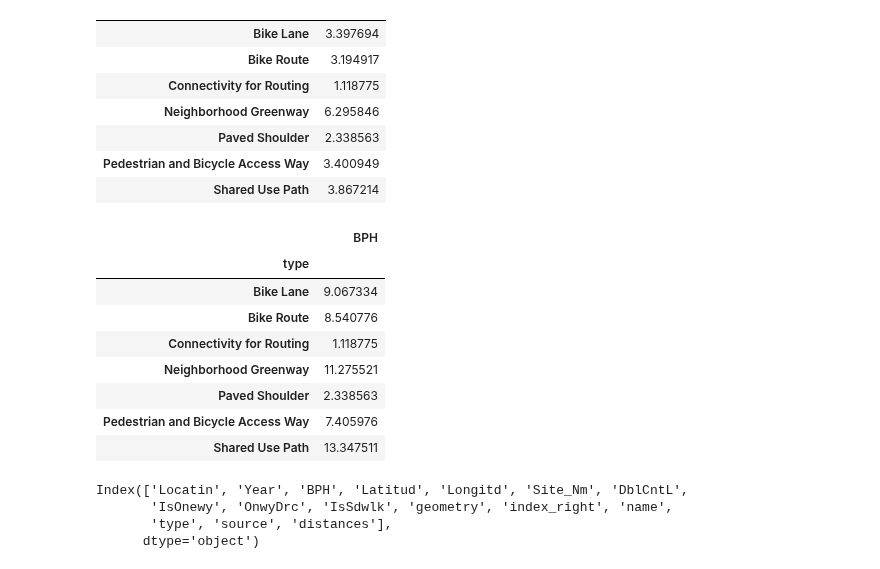
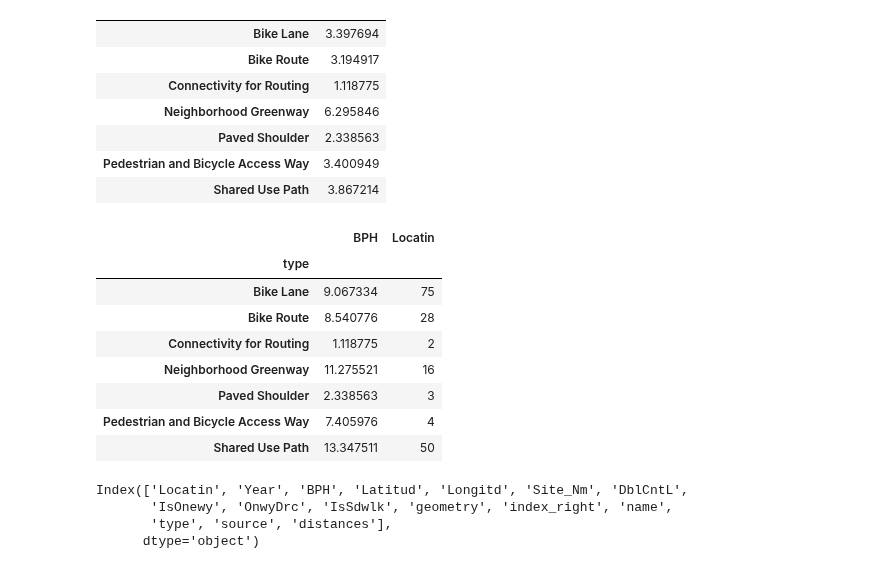
Before and after one commit to dongmeic/BikeCounting, a Jupyter notebook: Analysis/Bike_Counts_by_Lane_Type.ipynb, the cells around one changed output. Saved outputs shown, nothing was run; the diff lists cells and outputs as text; code cells hidden in the pictures.

```diff
--- a/Analysis/Bike_Counts_by_Lane_Type.ipynb
+++ b/Analysis/Bike_Counts_by_Lane_Type.ipynb
@@ -88,17 +95,17 @@ spatial_join[spatial_join.distances > 10][['BPH', 'type']].groupby('type').agg('
 | Pedestrian and Bicycle Access Way | 3.400949 |
 | Shared Use Path | 3.867214 |
 # %%
-spatial_join[['BPH', 'type']].groupby('type').agg('mean')
+spatial_join[['BPH', 'Locatin', 'type']].groupby('type').agg({"BPH": np.mean, "Locatin": pd.Series.nunique})
 # %% [output]
-|  | BPH |
-| type |  |
-| Bike Lane | 9.067334 |
-| Bike Route | 8.540776 |
-| Connectivity for Routing | 1.118775 |
-| Neighborhood Greenway | 11.275521 |
-| Paved Shoulder | 2.338563 |
-| Pedestrian and Bicycle Access Way | 7.405976 |
-| Shared Use Path | 13.347511 |
+|  | BPH | Locatin |
+| type |  |  |
+| Bike Lane | 9.067334 | 75 |
+| Bike Route | 8.540776 | 28 |
+| Connectivity for Routing | 1.118775 | 2 |
+| Neighborhood Greenway | 11.275521 | 16 |
+| Paved Shoulder | 2.338563 | 3 |
+| Pedestrian and Bicycle Access Way | 7.405976 | 4 |
+| Shared Use Path | 13.347511 | 50 |
 # %%
 spatial_join.columns
 # %% [output]
```
Also changed, not shown: parts of 11 cells of this notebook, 1 other file.
